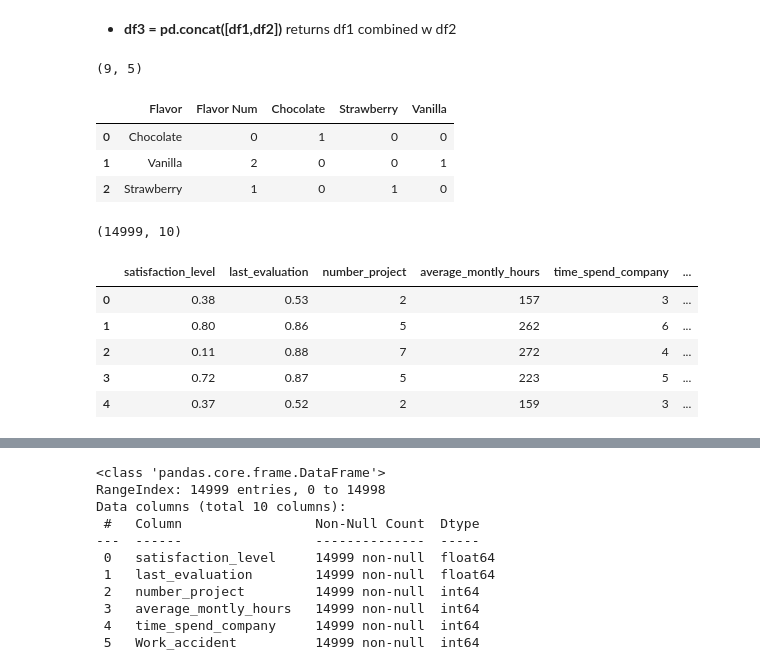
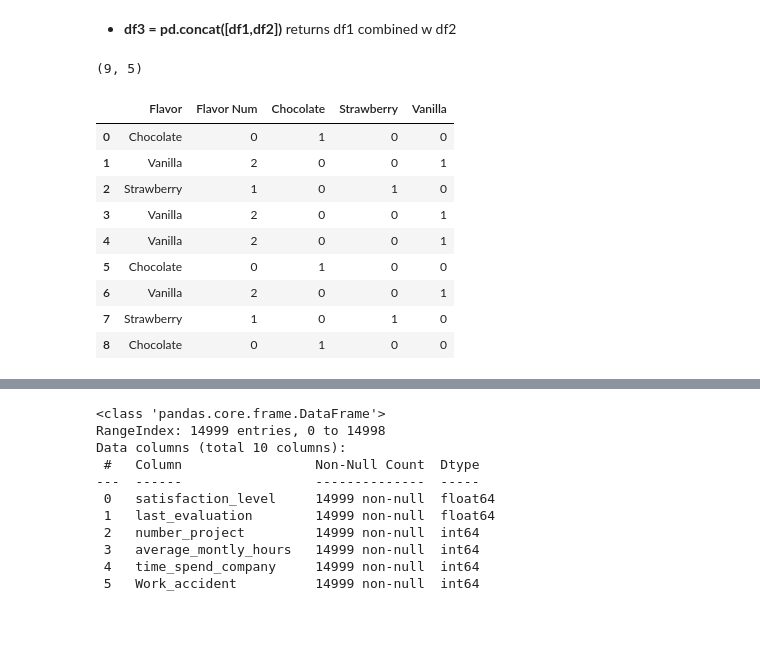
Before and after one commit to brianmccln/Python-Machine-Learning-TMobile-OCt-2025, a Jupyter notebook: __START/_ML_2.5_LogisticRegression_Predict_Employee_Retention_START.ipynb, the cells around one changed output, grey strips where cells are left out. Drawn from its saved outputs; the diff is of its cells as text; code cells hidden in the pictures; blank space fills up the shorter version.

```diff
--- a/__START/_ML_2.5_LogisticRegression_Predict_Employee_Retention_START.ipynb
+++ b/__START/_ML_2.5_LogisticRegression_Predict_Employee_Retention_START.ipynb
@@ -56,7 +71,7 @@ print() # (9, 1)
 # label encoding involves converting string values to numeric values
 # the numeric values are called "categorical values"
 # initialize LabelEncoder
-# la
+label_enc = LabelEncoder()
 # label encoder will swap numbers for strings, in
 # Chocolate == 0
 # Strawberry == 1
@@ -64,6 +79,7 @@ print() # (9, 1)
 # the numbers are assigned in alphabetical order
 # the reason for converting strings to categorical values --
 # numbers instead of strings -- is for categorical predictions
-# declare a new column, which will be the numeric version of Flavor
-# ice_
+# %%
+# declare a new column, which will be the numeric version of Flavor
+ice_cream_df["Flavor Num"] = label_enc.fit_transform(ice_cream_df["Flavor"])
 # %%
@@ -85,5 +107,5 @@ and a value of 0 in the 'strawberry' and 'vanilla' columns
 # %%
 # get_dummies makes columns for each category
 # "actual value" -- the "hot one" is assigned a value of 1 and the others -- the blank "dummies" are 0
-# one_
+one_hot_enc_flav_df = pd.get_dummies(ice_cream_df['Flavor'],dtype=int)
 # %%
@@ -105,27 +127,21 @@ print() # (9,3)
 - **df3 = pd.concat([df1,df2])** returns df1 combined w df2
 # %%
 # concatenate the original df w the dummies df
-# axis=0 refers to row (vertical axis), so it adds new rows (which we do not want)
+# axis=0 refers to row (horiz axis), so it adds new rows (which we do not want)
 # axis=1 refers to column (vertical axis), so it adds new cols (which we DO want)
-# ice
+ice_cream_df = pd.concat([ice_cream_df,one_hot_enc_flav_df],axis=1)
 # %%
-print() # (9, 5)
-# ice_
+print(ice_cream_df.shape) # (9, 5)
+ice_cream_df
 # %% [output]
 (9, 5)
 |  | Flavor | Flavor Num | Chocolate | Strawberry | Vanilla |
 | 0 | Chocolate | 0 | 1 | 0 | 0 |
 | 1 | Vanilla | 2 | 0 | 0 | 1 |
 | 2 | Strawberry | 1 | 0 | 1 | 0 |
+| 3 | Vanilla | 2 | 0 | 0 | 1 |
+| 4 | Vanilla | 2 | 0 | 0 | 1 |
+| 5 | Chocolate | 0 | 1 | 0 | 0 |
+| 6 | Vanilla | 2 | 0 | 0 | 1 |
+| 7 | Strawberry | 1 | 0 | 1 | 0 |
+| 8 | Chocolate | 0 | 1 | 0 | 0 |
-# %%
-# hr_
-print() # (14999, 10)
-# hr_
-# %% [output]
-(14999, 10)
-|  | satisfaction_level | last_evaluation | number_project | average_montly_hours | time_spend_company | ... |
-| 0 | 0.38 | 0.53 | 2 | 157 | 3 | ... |
-| 1 | 0.80 | 0.86 | 5 | 262 | 6 | ... |
-| 2 | 0.11 | 0.88 | 7 | 272 | 4 | ... |
-| 3 | 0.72 | 0.87 | 5 | 223 | 5 | ... |
-| 4 | 0.37 | 0.52 | 2 | 159 | 3 | ... |
```
Also changed, not shown: parts of 24 cells of this notebook.
